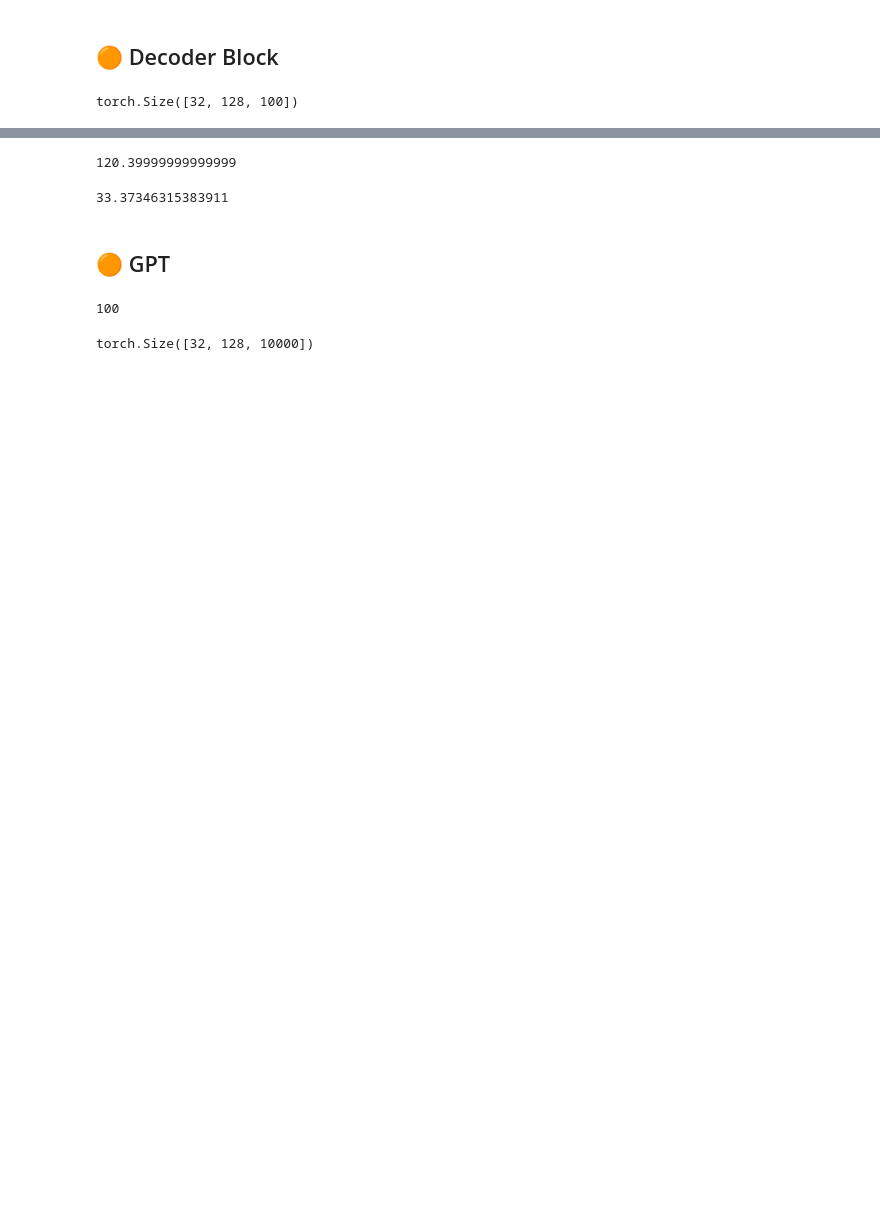
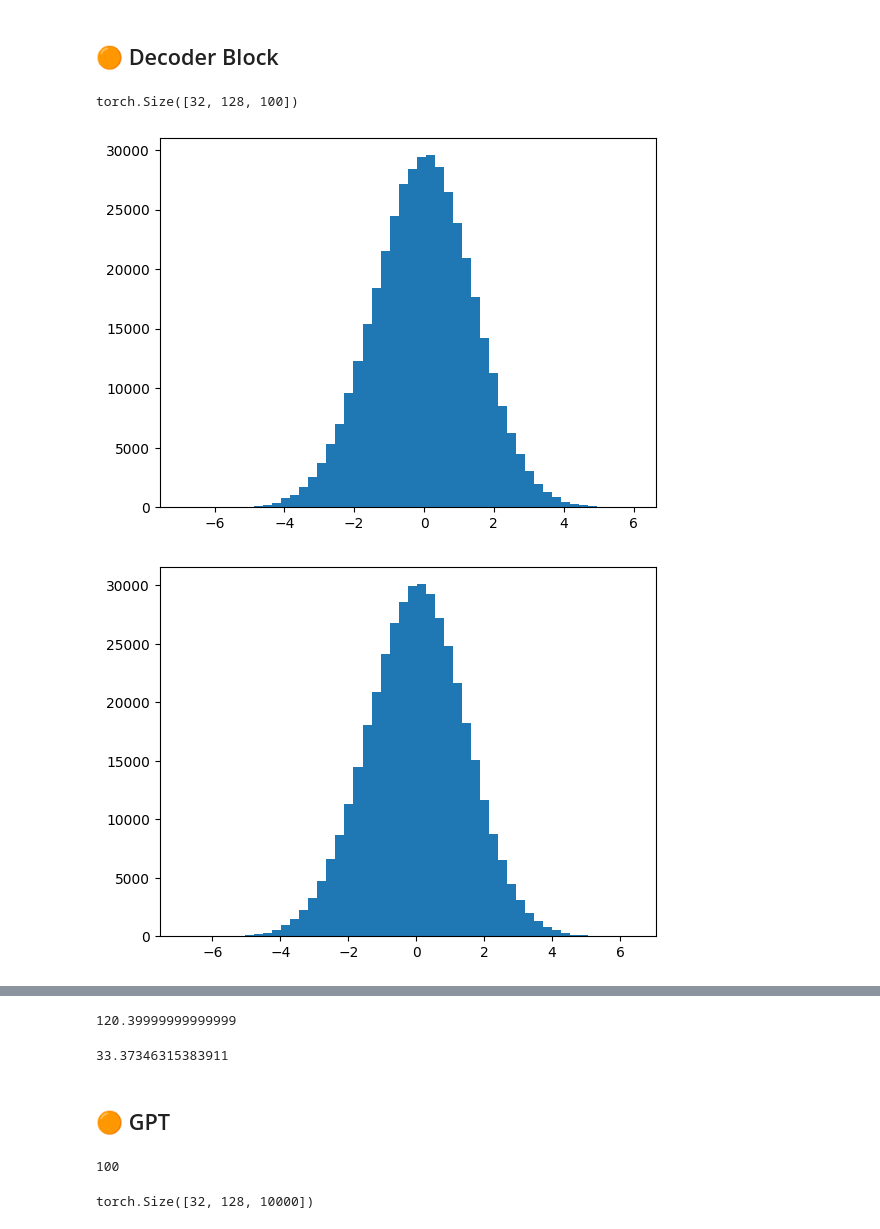
Before and after one commit to babak3548/Howsam, a Jupyter notebook: Word2VecWithPytorchV3.ipynb, the cells around one changed output, grey strips where cells are left out. Cells and saved outputs as stored; diff of their text form; code cells hidden in the pictures; blank space fills up the shorter version.

```diff
--- a/Word2VecWithPytorchV3.ipynb
+++ b/Word2VecWithPytorchV3.ipynb
@@ -506,5 +506,5 @@ class MultiHeadAttention(nn.Module):
         y = y.transpose(1, 2).contiguous().view(B, T, C)
 
         y = self.c_proj(y)
-        return y ,q, k, v
+        return y #,q, k, v
 # %%
@@ -603,8 +585,26 @@ class DecoderBlock(nn.Module):
         x = x + self.mha(self.ln1(x))
         x = x + self.mlp(self.ln2(x))
         return x
-# %%
-decoder = DecoderBlock(config)
-decoder(x).shape
-# %% [output]
-torch.Size([32, 128, 100])
+# %%
+decoder = DecoderBlock(config)
+y = decoder(x)
+print(x.shape)
+plt.hist(x.detach().flatten(), bins=50);
+plt.show()
+plt.hist(y.detach().flatten(), bins=50);
+plt.show()
+
+means_before = x.mean(dim=-1)  # shape: (32, 128)
+means_after = y.mean(dim=-1)
+
+stds_before = x.std(dim=-1)
+stds_after = y.std(dim=-1)
+
+plt.hist(means_before.detach().flatten(), bins=50);
+plt.show()
+plt.hist(means_after.detach().flatten(), bins=50);
+plt.show()
+# %% [output]
+torch.Size([32, 128, 100])
+[figure, added]
+[figure, added]
```
Also changed, not shown: parts of 11 cells of this notebook.
